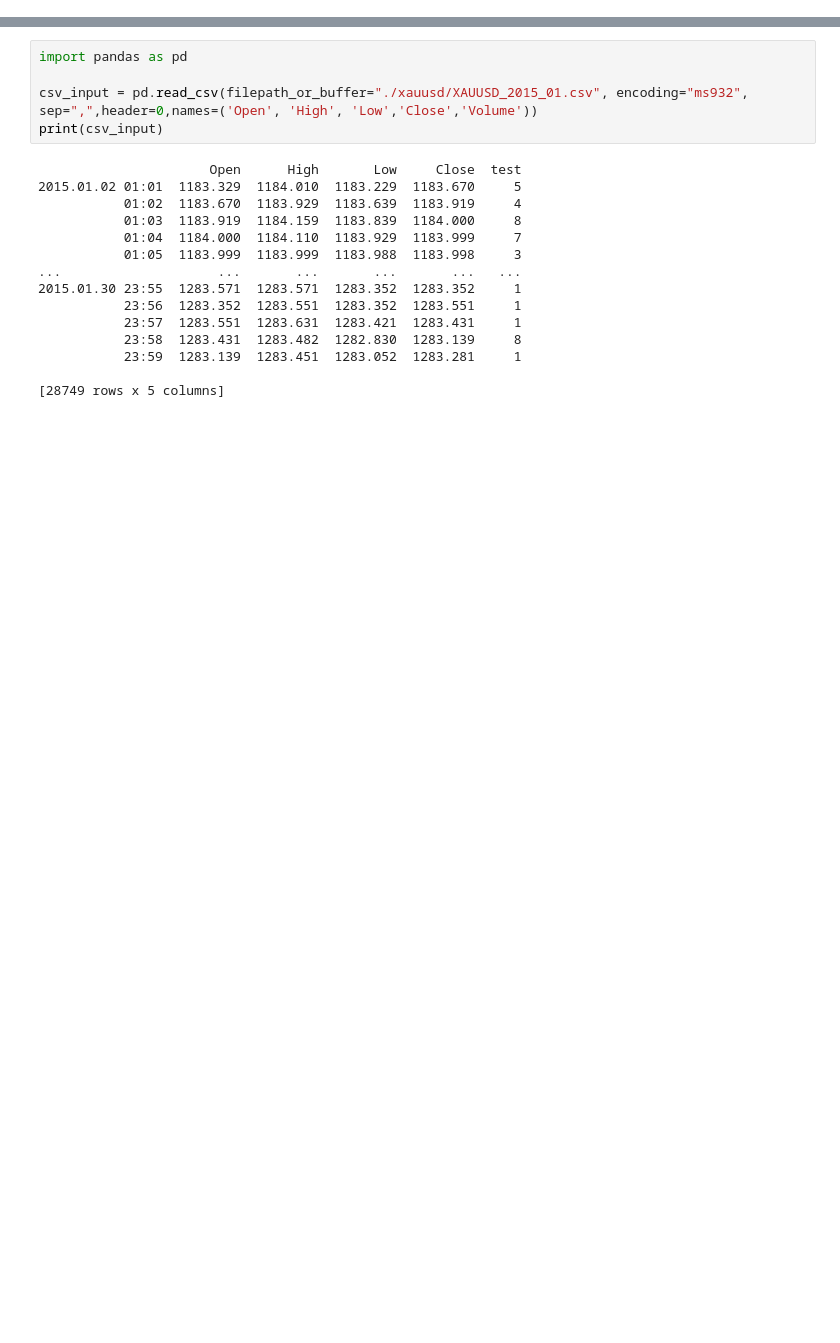
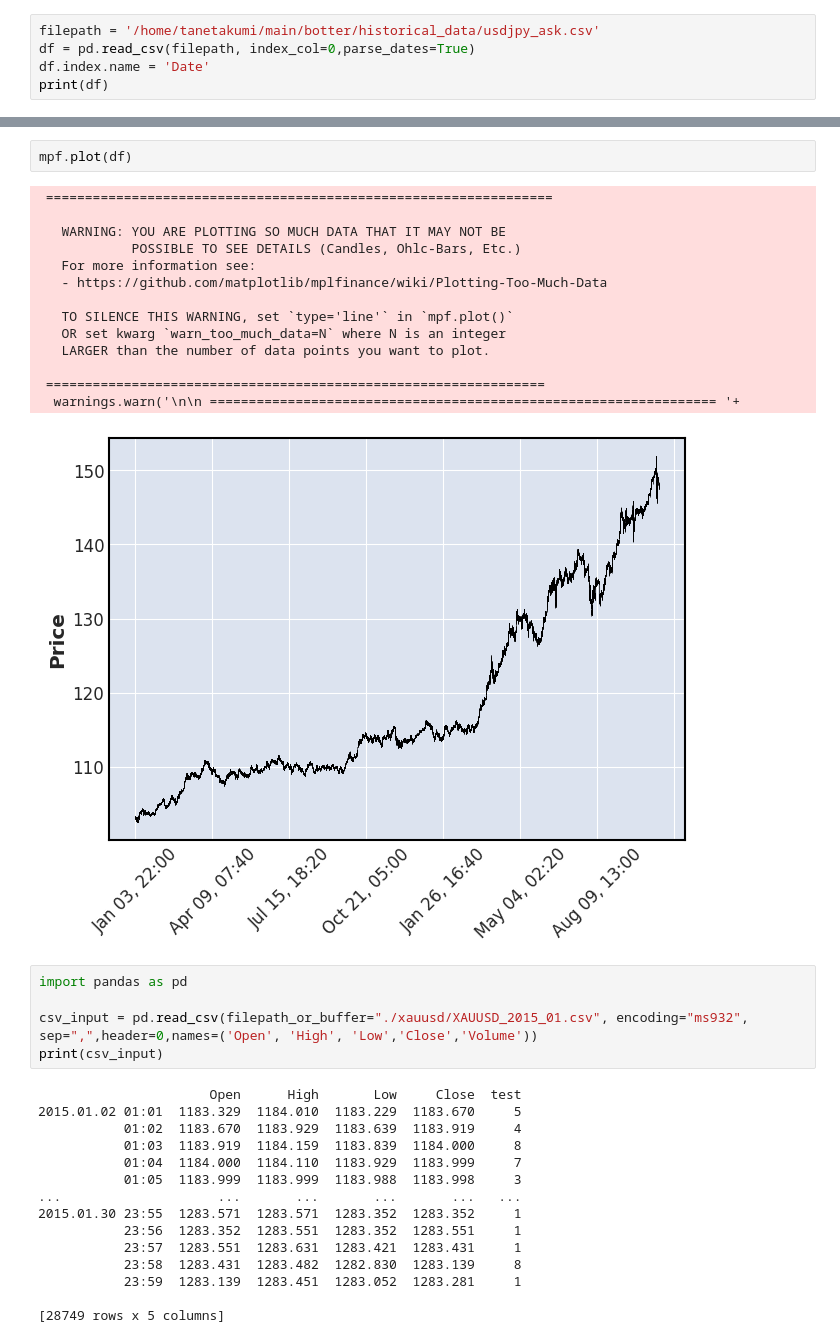
Before and after one commit to tanetakumi/binanceProgram, a Jupyter notebook: manage_csv.ipynb, the cells around one changed output, grey strips where cells are left out. Saved outputs shown, nothing was run; the diff lists cells and outputs as text; blank space fills up the shorter version.

Commit message:
Add mplfinance

```diff
--- a/manage_csv.ipynb
+++ b/manage_csv.ipynb
@@ -15,0 +5,5 @@ True
+# %%
+filepath = '/home/tanetakumi/main/botter/historical_data/usdjpy_ask.csv'
+df = pd.read_csv(filepath, index_col=0,parse_dates=True)
+df.index.name = 'Date'
+print(df)
@@ -16,3 +26,20 @@ True
+# %%
+mpf.plot(df)
+# %% [output]
+ =================================================================
+
+   WARNING: YOU ARE PLOTTING SO MUCH DATA THAT IT MAY NOT BE
+            POSSIBLE TO SEE DETAILS (Candles, Ohlc-Bars, Etc.)
+   For more information see:
+   - https://github.com/matplotlib/mplfinance/wiki/Plotting-Too-Much-Data
+
+   TO SILENCE THIS WARNING, set `type='line'` in `mpf.plot()`
+   OR set kwarg `warn_too_much_data=N` where N is an integer
+   LARGER than the number of data points you want to plot.
+
+ ================================================================
+  warnings.warn('\n\n ================================================================= '+
+[figure, added]
 # %%
 import pandas as pd
 
```
Also changed, not shown: parts of 3 cells of this notebook, 3 other files.
